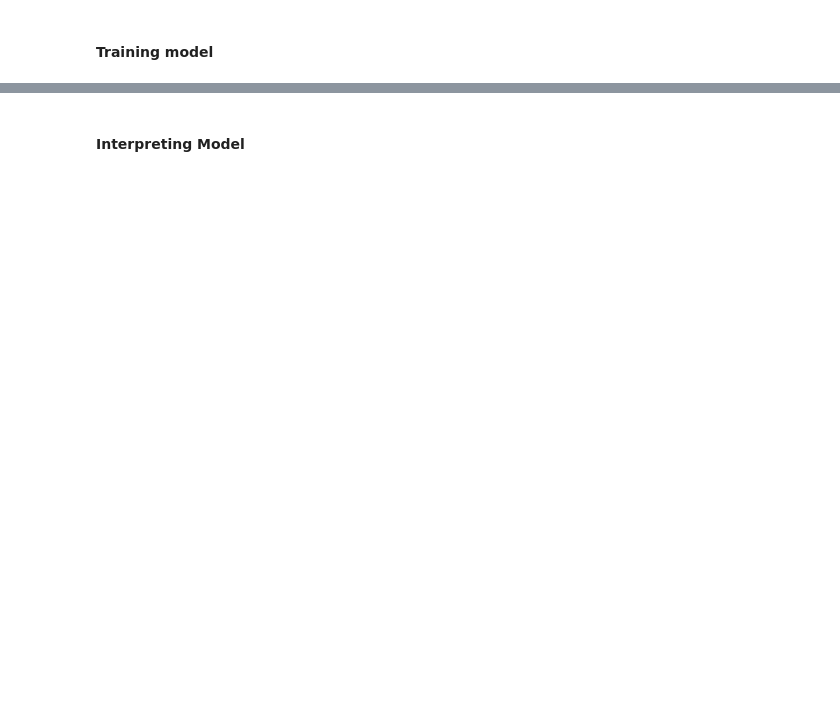
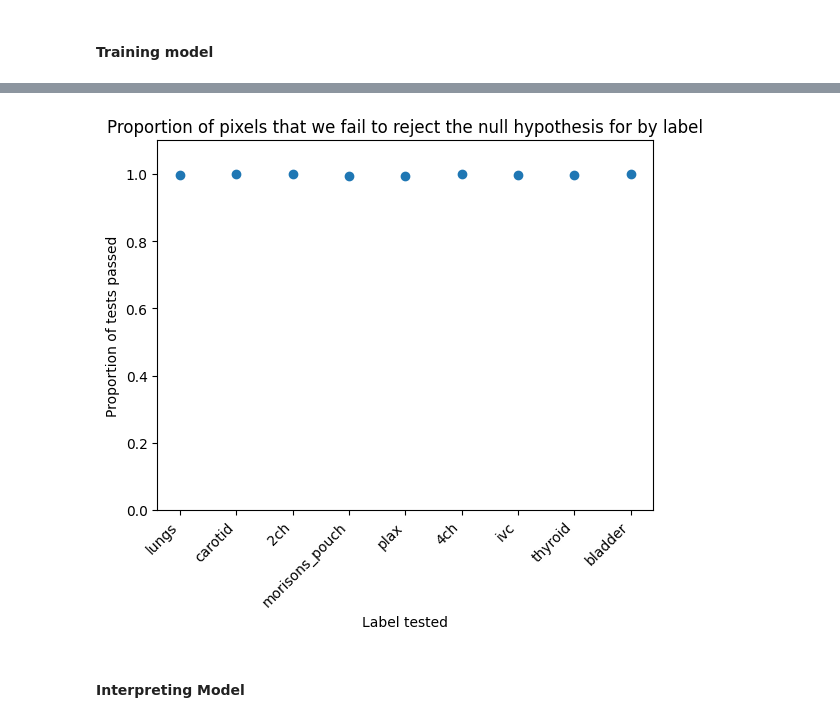
Before and after one commit to carterjandrew/STAT_5000_Final_Project, a Jupyter notebook: notebook.ipynb, the cells around one changed output, grey strips where cells are left out. Drawn from its saved outputs; the diff is of its cells as text; code cells hidden in the pictures; blank space fills up the shorter version.

```diff
--- a/notebook.ipynb
+++ b/notebook.ipynb
@@ -341,3 +337,24 @@ Pretty good! We could try and tune some parameters and interpret what's going on
+# %%
+from scipy.stats import shapiro
+
+
+label_proportions = []
+for label in labels:
+    df_filtered = np.array(list(df[df["Label"] == label]["Image Processed"]))
+    shap_tests = []
+    for pixel in range(np.prod(image_size)):
+        if np.var(df_filtered[:,pixel]) > 0:
+            shap_tests.append(shapiro(df_filtered[:,pixel]).pvalue < .05)
+    label_proportions.append(np.mean(shap_tests))
+plt.scatter(labels, label_proportions)
+plt.xticks(rotation = 45, ha='right')
+plt.title("Proportion of pixels that we fail to reject the null hypothesis for by label")
+plt.xlabel("Label tested")
+plt.ylabel("Proportion of tests passed")
+plt.ylim(0,1.1)
+plt.show()
+# %% [output]
+[figure, added]
 # %% [markdown]
 #### Interpreting Model
 # %%
```
Also changed, not shown: parts of 25 cells of this notebook.
